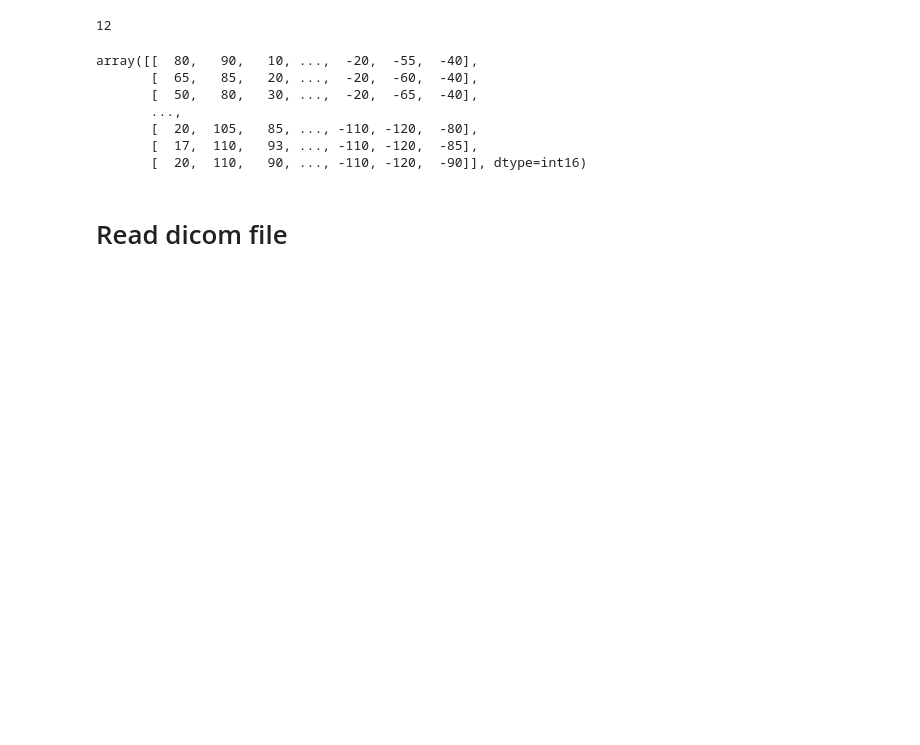
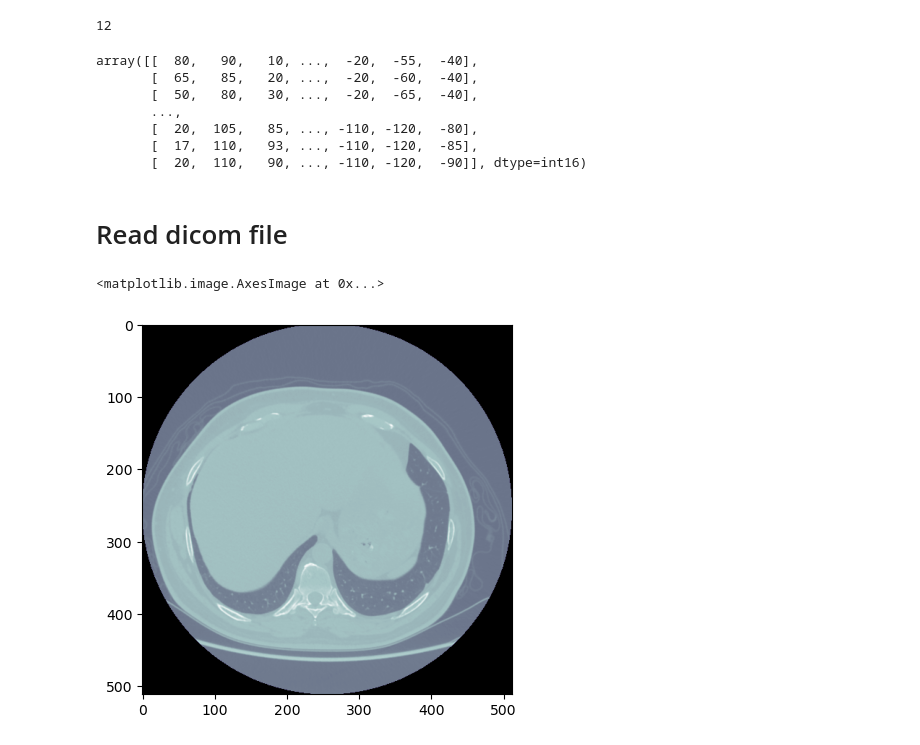
Before and after one commit to Harshjoon/Dicom_python, a Jupyter notebook: pydicom.ipynb, the cells around one changed output. Drawn from its saved outputs; the diff is of its cells as text; code cells hidden in the pictures; blank space fills up the shorter version.

Commit message:
dycom numpy

```diff
--- a/pydicom.ipynb
+++ b/pydicom.ipynb
@@ -130,3 +130,15 @@ array([[  80,   90,   10, ...,  -20,  -55,  -40],
        [  20,  110,   90, ..., -110, -120,  -90]], dtype=int16)
 # %% [markdown]
 # Read dicom file
+# %%
+import pydicom
+import numpy as np
+from numpy import ma
+dataset = pydicom.dcmread("./SE0/IM50")
+# %%
+a = dataset.pixel_array
+#a.min(), a.max()
+plt.imshow(a, cmap=plt.cm.bone)
+# %% [output]
+<matplotlib.image.AxesImage at 0x...>
+[figure, added]
```
Also changed, not shown: parts of 1 cell of this notebook.
